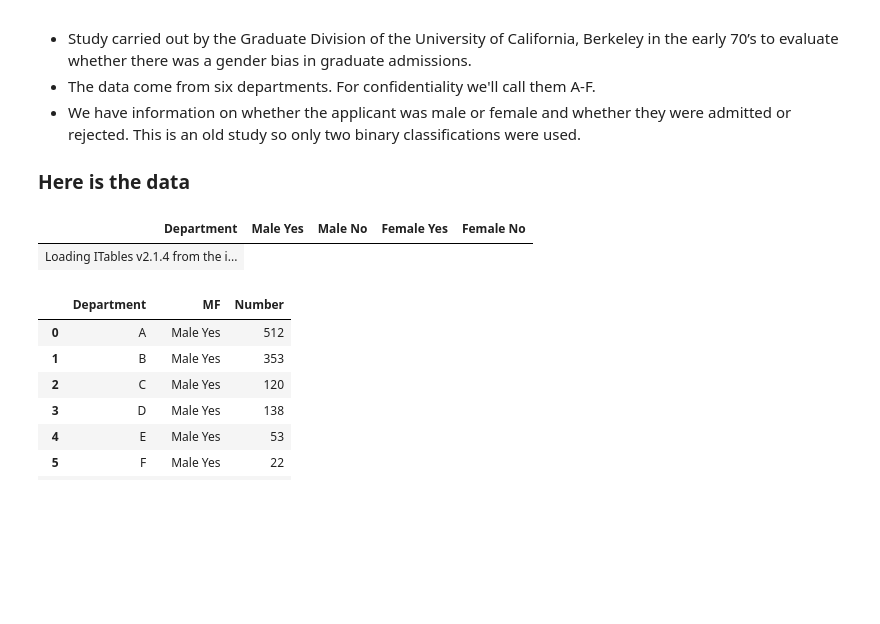
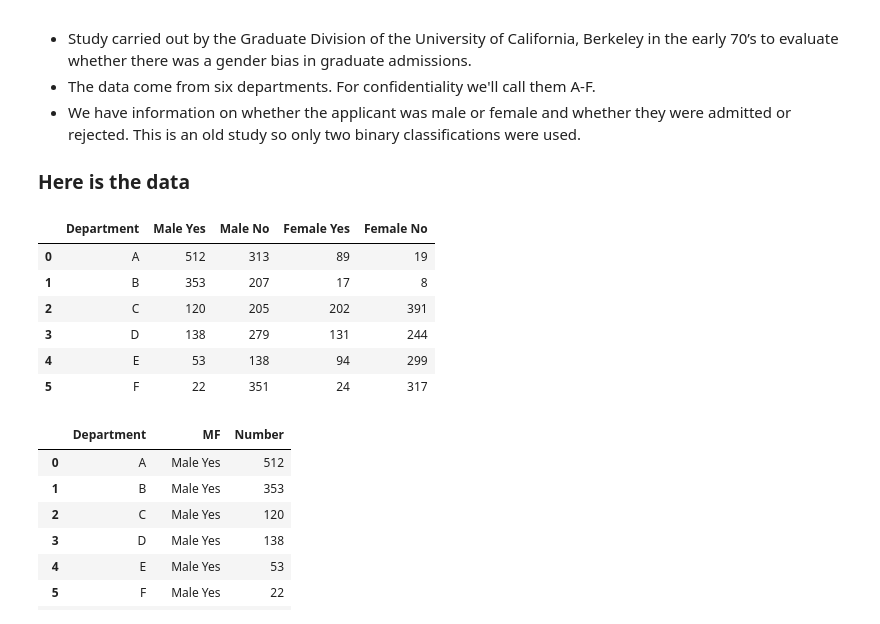
Before and after one commit to DCard2512/DATA101_Diego_Cardenas_Code, a Jupyter notebook: Day11/Day11-HW.ipynb, the cells around one changed output. Drawn from its saved outputs; the diff is of its cells as text; code cells hidden in the pictures; blank space fills up the shorter version.

```diff
--- a/Day11/Day11-HW.ipynb
+++ b/Day11/Day11-HW.ipynb
@@ -78,10 +104,15 @@ eg. In a person is from ________ then there is a ________ probability that they
 # %%
 file_name = 'data/berkley.csv'
 DF = pd.read_csv(file_name)
-show(DF)
+DF
 # %% [output]
-| Department | Male Yes | Male No | Female Yes | Female No |
-| Loading ITables v2.1.4 from the i... |
+|  | Department | Male Yes | Male No | Female Yes | Female No |
+| 0 | A | 512 | 313 | 89 | 19 |
+| 1 | B | 353 | 207 | 17 | 8 |
+| 2 | C | 120 | 205 | 202 | 391 |
+| 3 | D | 138 | 279 | 131 | 244 |
+| 4 | E | 53 | 138 | 94 | 299 |
+| 5 | F | 22 | 351 | 24 | 317 |
 # %%
 DF_melt = pd.melt(DF,id_vars=['Department'],var_name='MF',value_name='Number')
 DF_melt
```
Also changed, not shown: parts of 29 cells of this notebook, 17 other files.
